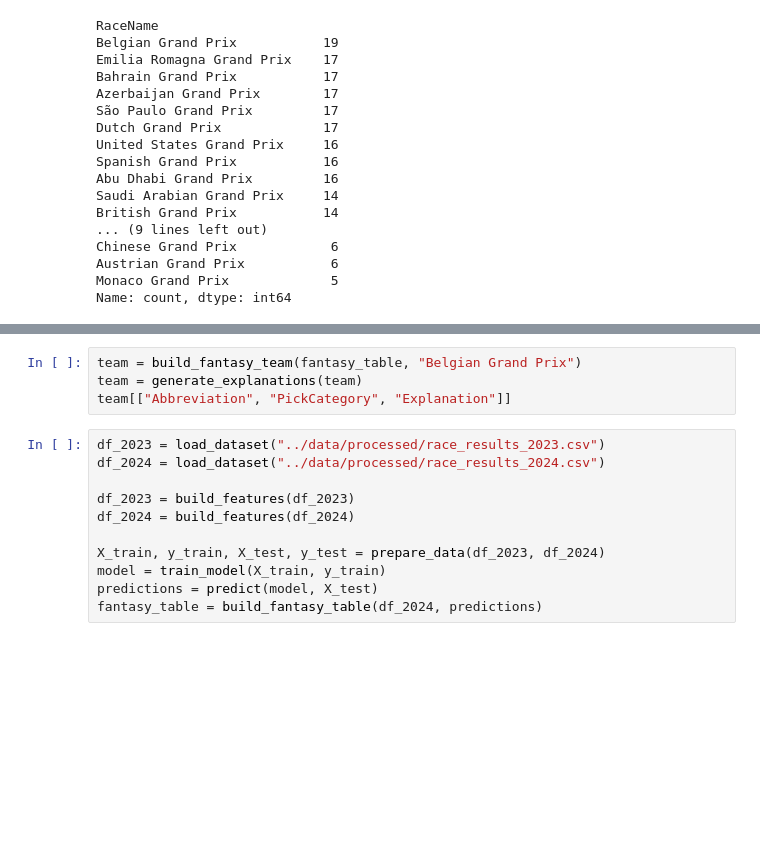
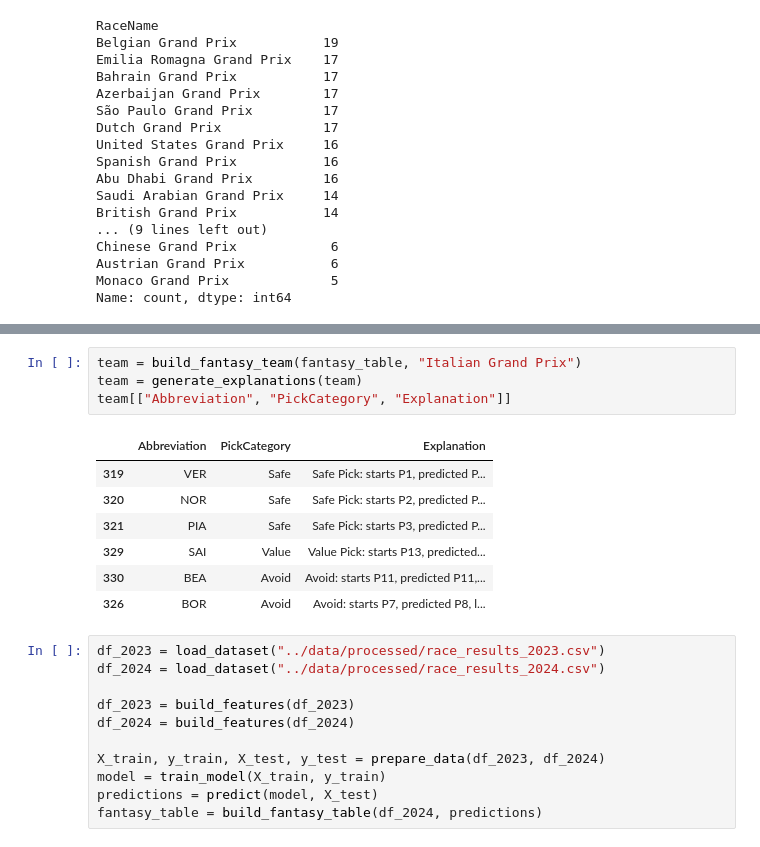
Before and after one commit to pyyroo-a/Formula-1-Fantasy-Predictor, a Jupyter notebook: notebooks/model-v5-track-profiles.ipynb, the cells around one changed output, grey strips where cells are left out. Saved outputs shown, nothing was run; the diff lists cells and outputs as text; blank space fills up the shorter version.

```diff
--- a/notebooks/model-v5-track-profiles.ipynb
+++ b/notebooks/model-v5-track-profiles.ipynb
@@ -241,7 +253,15 @@ Name: count, dtype: int64
 # %%
-team = build_fantasy_team(fantasy_table, "Belgian Grand Prix")
+team = build_fantasy_team(fantasy_table, "Italian Grand Prix")
 team = generate_explanations(team)
 team[["Abbreviation", "PickCategory", "Explanation"]]
+# %% [output]
+|  | Abbreviation | PickCategory | Explanation |
+| 319 | VER | Safe | Safe Pick: starts P1, predicted P... |
+| 320 | NOR | Safe | Safe Pick: starts P2, predicted P... |
+| 321 | PIA | Safe | Safe Pick: starts P3, predicted P... |
+| 329 | SAI | Value | Value Pick: starts P13, predicted... |
+| 330 | BEA | Avoid | Avoid: starts P11, predicted P11,... |
+| 326 | BOR | Avoid | Avoid: starts P7, predicted P8, l... |
 # %%
 df_2023 = load_dataset("../data/processed/race_results_2023.csv")
 df_2024 = load_dataset("../data/processed/race_results_2024.csv")
```
Also changed, not shown: parts of 1 cell of this notebook, 19 other files.
